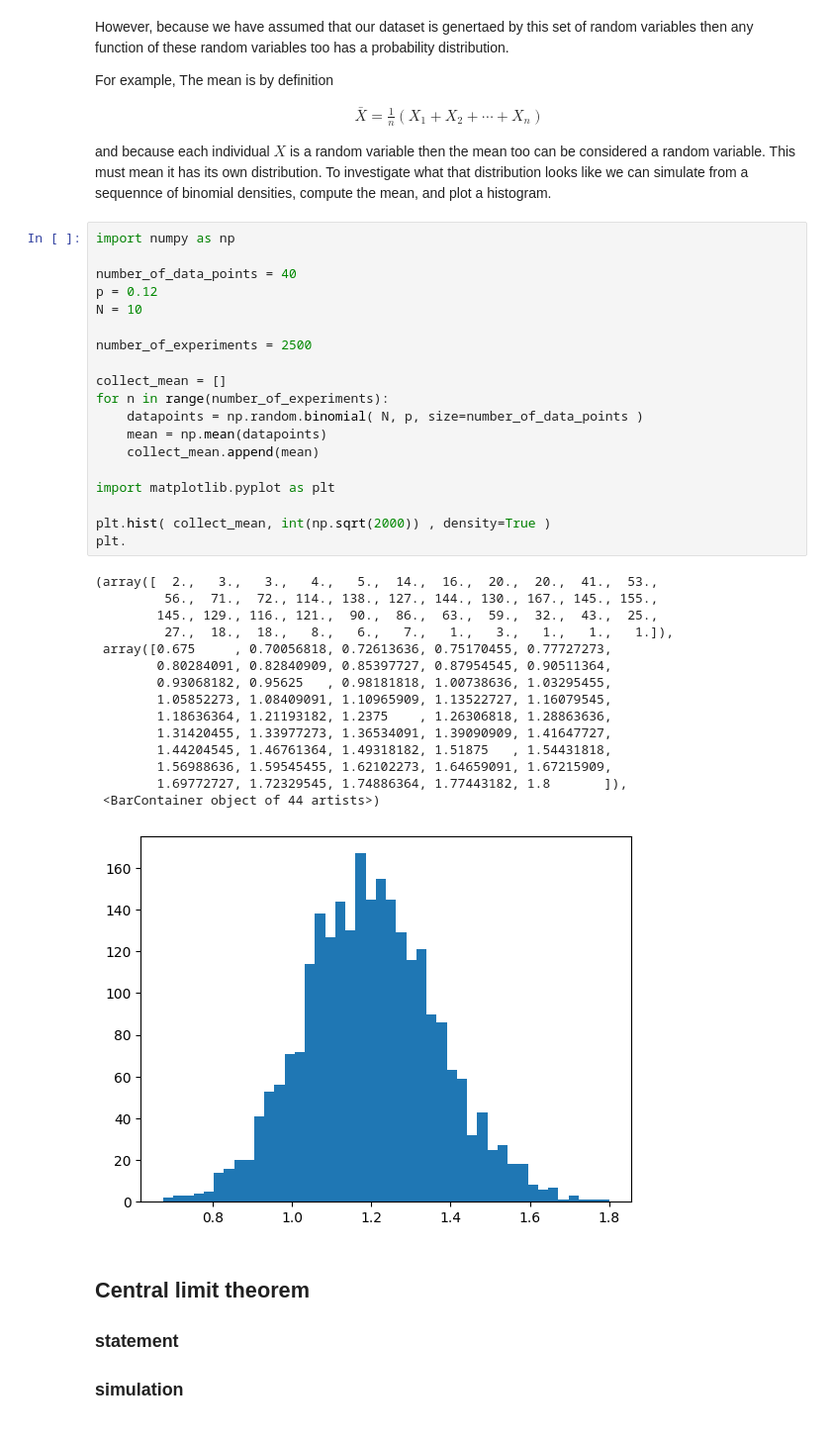
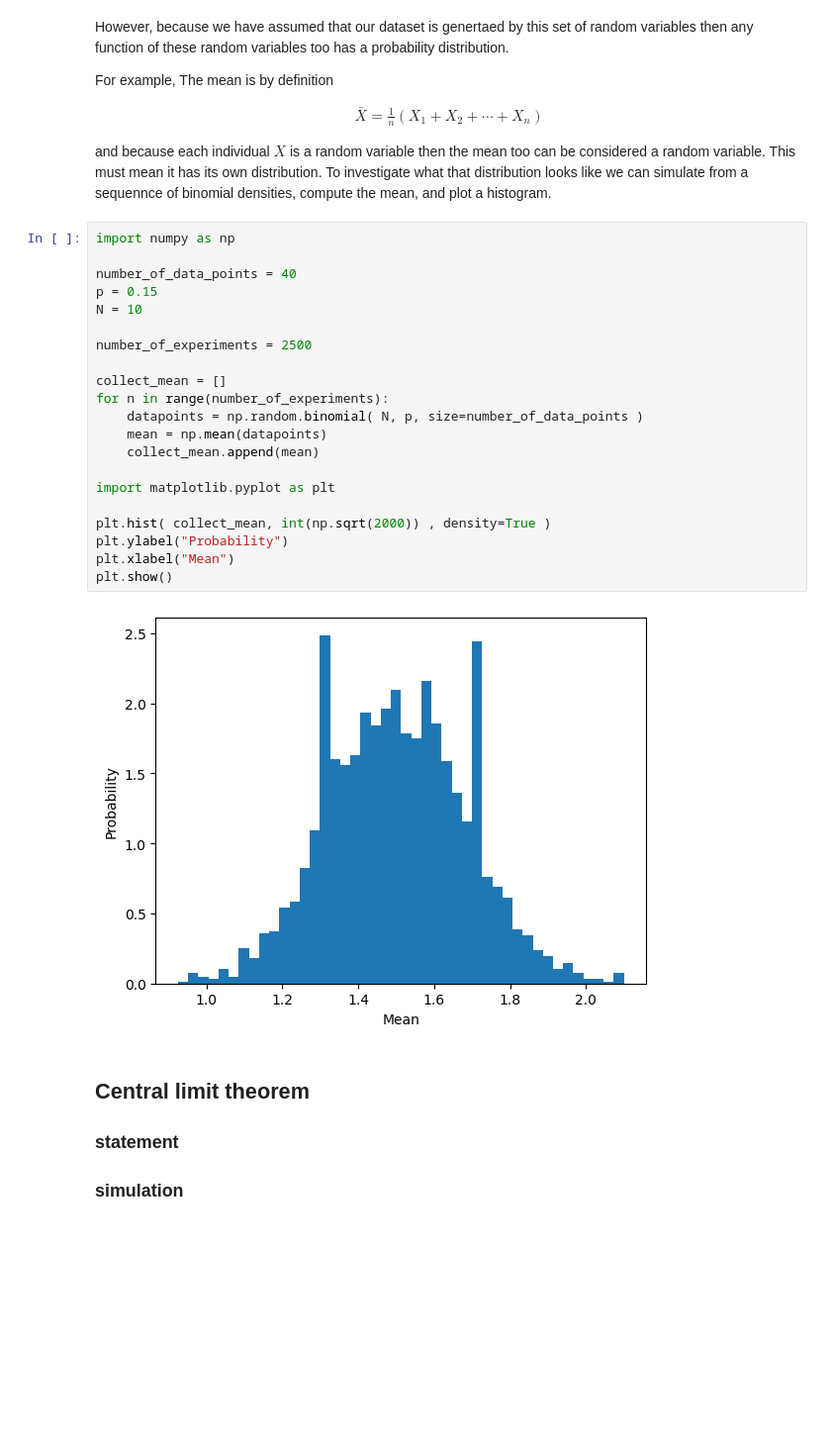
Before and after one commit to computationalUncertaintyLab/dexp_book, a Jupyter notebook: Normal.ipynb, the cells around one changed output. Shown at 99% size. Cells and saved outputs as stored; diff of their text form; blank space fills up the shorter version.

```diff
--- a/Normal.ipynb
+++ b/Normal.ipynb
@@ -376,38 +376,26 @@ To investigate what that distribution looks like we can simulate from a sequennc
 # %%
 import numpy as np
 
 number_of_data_points = 40
-p = 0.12
+p = 0.15
 N = 10
 
 number_of_experiments = 2500
 
 collect_mean = []
 for n in range(number_of_experiments):
     datapoints = np.random.binomial( N, p, size=number_of_data_points )
     mean = np.mean(datapoints)
     collect_mean.append(mean)
 
 import matplotlib.pyplot as plt
 
 plt.hist( collect_mean, int(np.sqrt(2000)) , density=True )
-plt.
+plt.ylabel("Probability")
+plt.xlabel("Mean")
+plt.show()
 # %% [output]
-(array([  2.,   3.,   3.,   4.,   5.,  14.,  16.,  20.,  20.,  41.,  53.,
-         56.,  71.,  72., 114., 138., 127., 144., 130., 167., 145., 155.,
-        145., 129., 116., 121.,  90.,  86.,  63.,  59.,  32.,  43.,  25.,
-         27.,  18.,  18.,   8.,   6.,   7.,   1.,   3.,   1.,   1.,   1.]),
- array([0.675     , 0.70056818, 0.72613636, 0.75170455, 0.77727273,
-        0.80284091, 0.82840909, 0.85397727, 0.87954545, 0.90511364,
-        0.93068182, 0.95625   , 0.98181818, 1.00738636, 1.03295455,
-        1.05852273, 1.08409091, 1.10965909, 1.13522727, 1.16079545,
-        1.18636364, 1.21193182, 1.2375    , 1.26306818, 1.28863636,
-        1.31420455, 1.33977273, 1.36534091, 1.39090909, 1.41647727,
-        1.44204545, 1.46761364, 1.49318182, 1.51875   , 1.54431818,
-        1.56988636, 1.59545455, 1.62102273, 1.64659091, 1.67215909,
-        1.69772727, 1.72329545, 1.74886364, 1.77443182, 1.8       ]),
- <BarContainer object of 44 artists>)
-[figure, old version]
+[figure, new version]
 # %% [markdown]
 ## Central limit theorem
 
```
